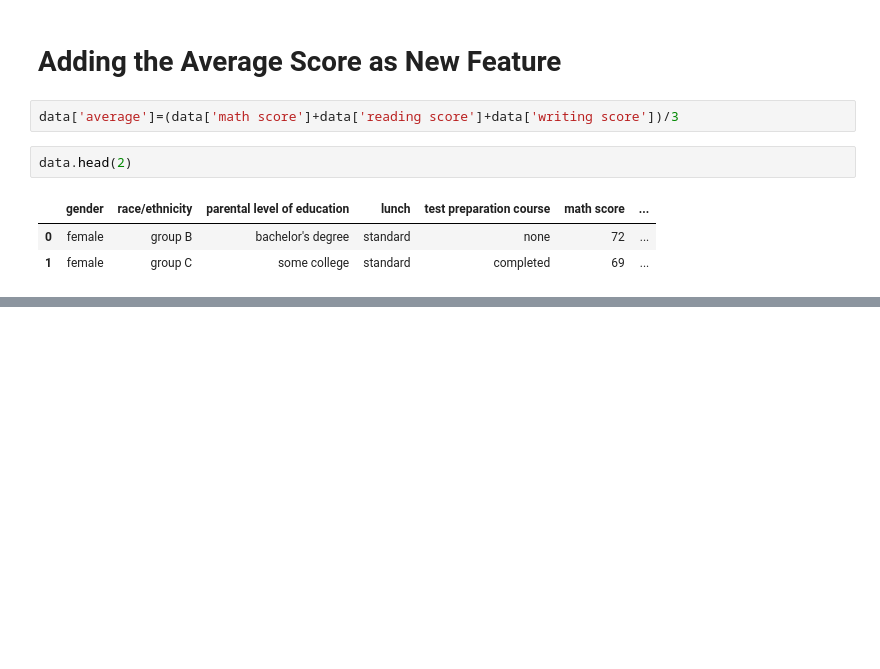
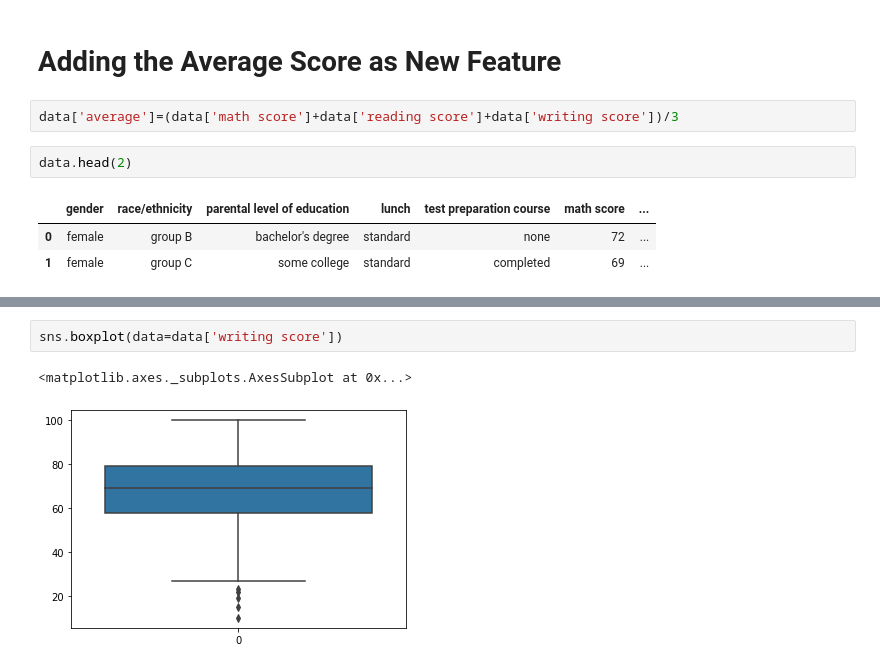
Before and after one commit to prasath9944/EDA, a Jupyter notebook: FSDS_Students_EDA_20th_Dec_2022.ipynb, the cells around one changed output, grey strips where cells are left out. Cells and saved outputs as stored; diff of their text form; blank space fills up the shorter version.

```diff
--- a/FSDS_Students_EDA_20th_Dec_2022.ipynb
+++ b/FSDS_Students_EDA_20th_Dec_2022.ipynb
@@ -264,0 +334,5 @@ data.head(2)
+# %%
+sns.boxplot(data=data['writing score'])
+# %% [output]
+<matplotlib.axes._subplots.AxesSubplot at 0x...>
+[figure, added]
```
Also changed, not shown: parts of 19 cells of this notebook.
